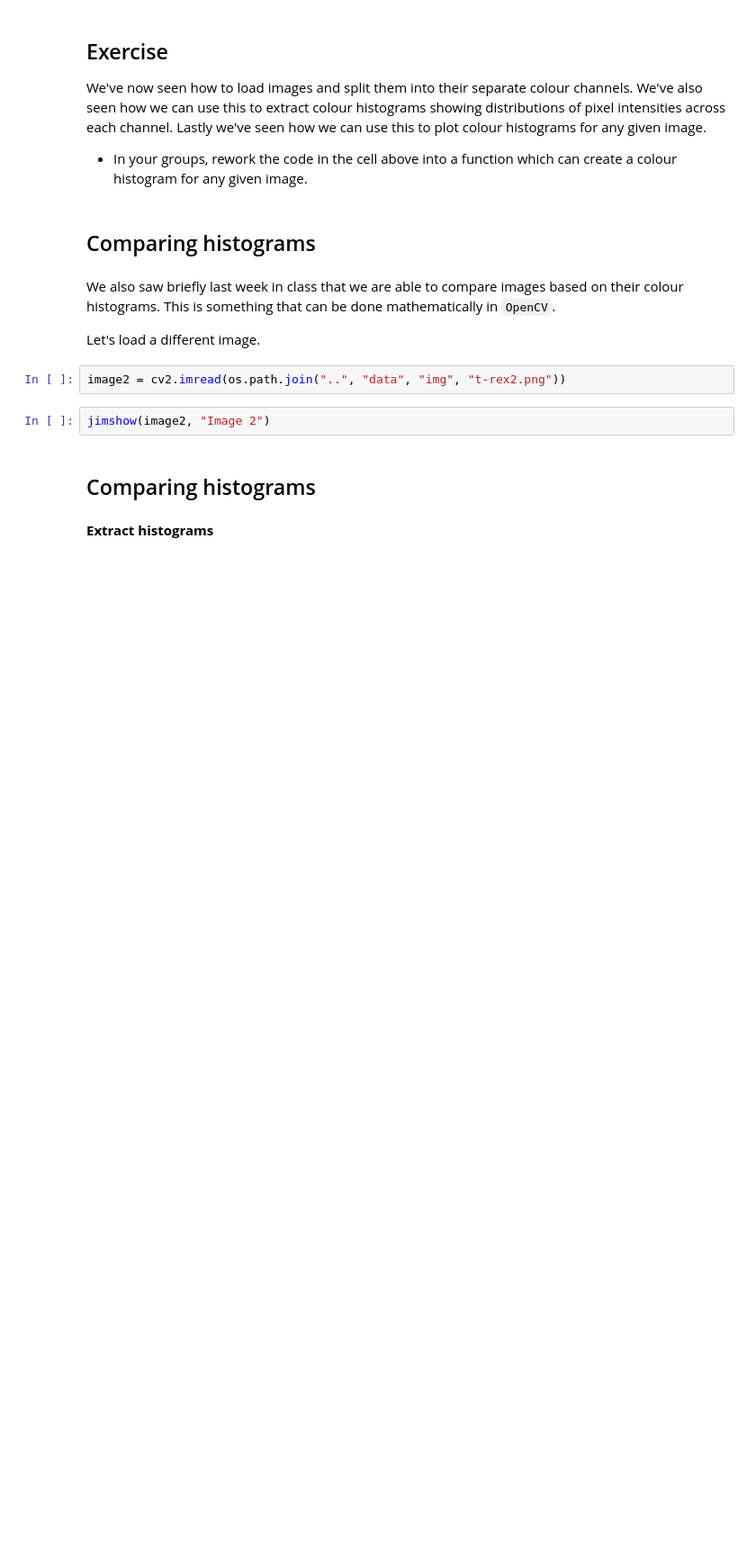
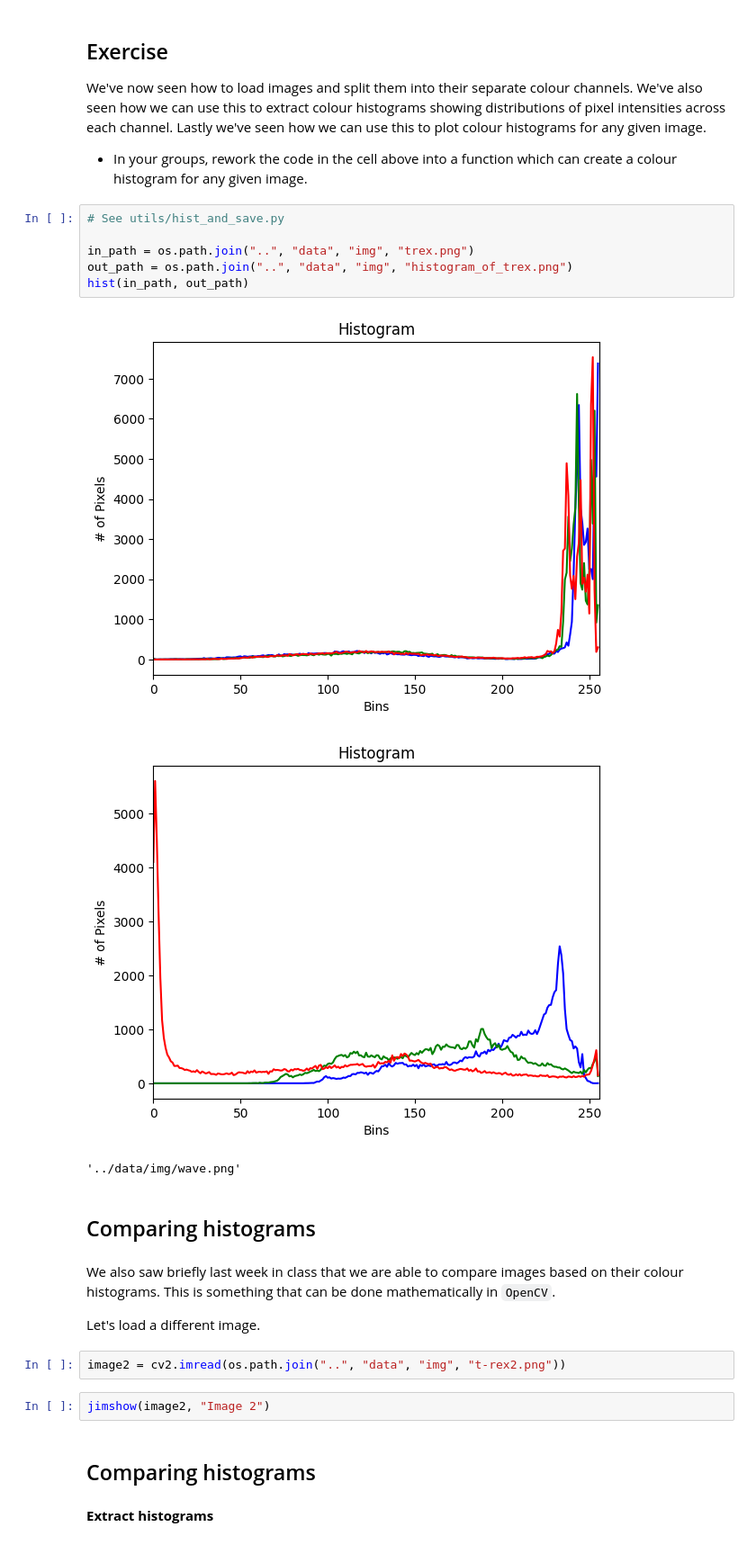
Before and after one commit to AddiH/cds-visual, a Jupyter notebook: nbs/session3_inclass_AddiH.ipynb, the cells around one changed output. Shown: that part at 90% size. Saved outputs shown, nothing was run; the diff lists cells and outputs as text; blank space fills up the shorter version.

```diff
--- a/nbs/session3_inclass_AddiH.ipynb
+++ b/nbs/session3_inclass_AddiH.ipynb
@@ -181,6 +153,16 @@ jimshow(image, "Original image")
 We've now seen how to load images and split them into their separate colour channels. We've also seen how we can use this to extract colour histograms showing distributions of pixel intensities across each channel. Lastly we've seen how we can use this to plot colour histograms for any given image.
 
 - In your groups, rework the code in the cell above into a function which can create a colour histogram for any given image.
+# %%
+# See utils/hist_and_save.py
+
+in_path = os.path.join("..", "data", "img", "trex.png")
+out_path = os.path.join("..", "data", "img", "histogram_of_trex.png")
+hist(in_path, out_path)
+# %% [output]
+[figure, added]
+[figure, added]
+'../data/img/wave.png'
 # %% [markdown]
 ## Comparing histograms
 # %% [markdown]
```
Also changed, not shown: parts of 14 cells of this notebook, 3 other files.
